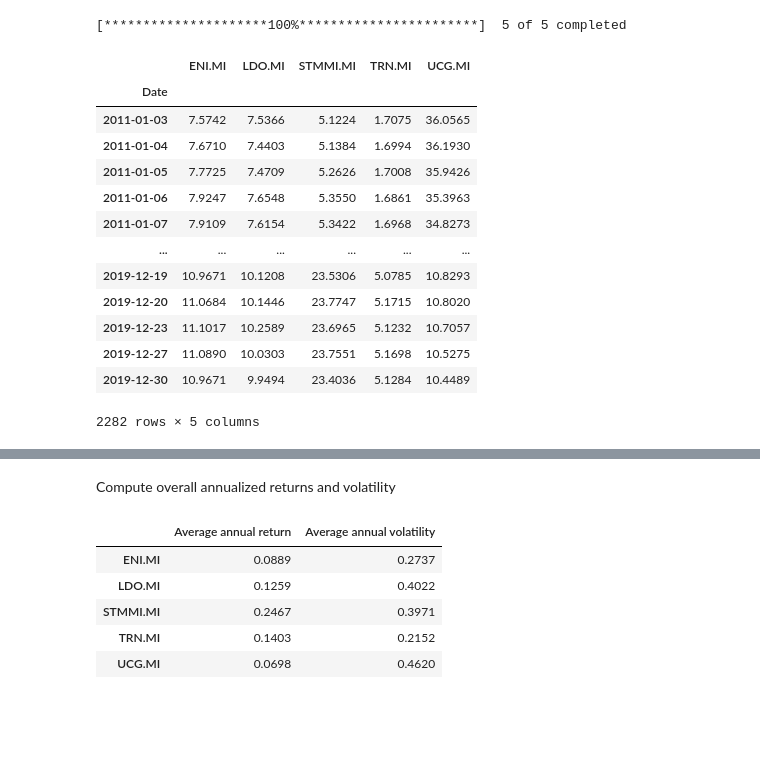
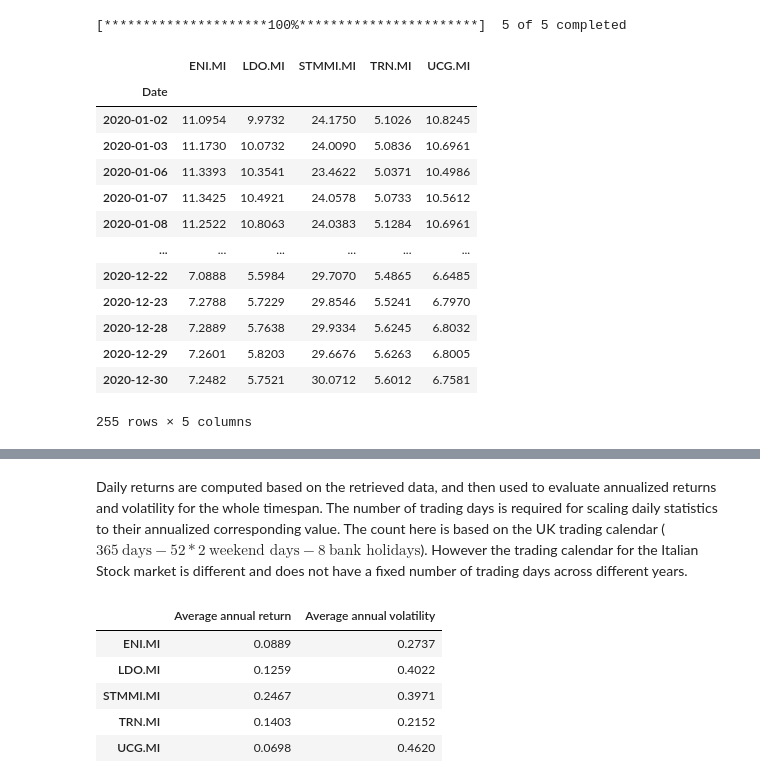
Before and after one commit to FabioNicotra/FabiosPortfolio, a Jupyter notebook: 04_PortfolioSimulation/PortfolioSImulation.ipynb, the cells around one changed output, grey strips where cells are left out. Cells and saved outputs as stored; diff of their text form; code cells hidden in the pictures; blank space fills up the shorter version.

```diff
--- a/04_PortfolioSimulation/PortfolioSImulation.ipynb
+++ b/04_PortfolioSimulation/PortfolioSImulation.ipynb
@@ -25,33 +32,36 @@ Download data
 # %%
 assets = ['STMMI','LDO','TRN','UCG','ENI']
 assets.sort()
+
 # Get yahoo tickers
 yahooticker = [x+'.MI' for x in assets]
 
-# Fetch data for multiple stocks at once
+# Fetch data
 df = yf.download(yahooticker,start='2011-01-01')['Adj Close']
-df[:'2019']
+
+# Visualize pandas dataframe relative to year 2020
+df['2020':'2020']
 # %% [output]
 [*********************100%***********************]  5 of 5 completed
 |  | ENI.MI | LDO.MI | STMMI.MI | TRN.MI | UCG.MI |
 | Date |  |  |  |  |  |
-| 2011-01-03 | 7.5742 | 7.5366 | 5.1224 | 1.7075 | 36.0565 |
-| 2011-01-04 | 7.6710 | 7.4403 | 5.1384 | 1.6994 | 36.1930 |
-| 2011-01-05 | 7.7725 | 7.4709 | 5.2626 | 1.7008 | 35.9426 |
-| 2011-01-06 | 7.9247 | 7.6548 | 5.3550 | 1.6861 | 35.3963 |
-| 2011-01-07 | 7.9109 | 7.6154 | 5.3422 | 1.6968 | 34.8273 |
+| 2020-01-02 | 11.0954 | 9.9732 | 24.1750 | 5.1026 | 10.8245 |
+| 2020-01-03 | 11.1730 | 10.0732 | 24.0090 | 5.0836 | 10.6961 |
+| 2020-01-06 | 11.3393 | 10.3541 | 23.4622 | 5.0371 | 10.4986 |
+| 2020-01-07 | 11.3425 | 10.4921 | 24.0578 | 5.0733 | 10.5612 |
+| 2020-01-08 | 11.2522 | 10.8063 | 24.0383 | 5.1284 | 10.6961 |
 | ... | ... | ... | ... | ... | ... |
-| 2019-12-19 | 10.9671 | 10.1208 | 23.5306 | 5.0785 | 10.8293 |
-| 2019-12-20 | 11.0684 | 10.1446 | 23.7747 | 5.1715 | 10.8020 |
-| 2019-12-23 | 11.1017 | 10.2589 | 23.6965 | 5.1232 | 10.7057 |
-| 2019-12-27 | 11.0890 | 10.0303 | 23.7551 | 5.1698 | 10.5275 |
-| 2019-12-30 | 10.9671 | 9.9494 | 23.4036 | 5.1284 | 10.4489 |
+| 2020-12-22 | 7.0888 | 5.5984 | 29.7070 | 5.4865 | 6.6485 |
+| 2020-12-23 | 7.2788 | 5.7229 | 29.8546 | 5.5241 | 6.7970 |
+| 2020-12-28 | 7.2889 | 5.7638 | 29.9334 | 5.6245 | 6.8032 |
+| 2020-12-29 | 7.2601 | 5.8203 | 29.6676 | 5.6263 | 6.8005 |
+| 2020-12-30 | 7.2482 | 5.7521 | 30.0712 | 5.6012 | 6.7581 |
-2282 rows × 5 columns
+255 rows × 5 columns
 # %%
 # Plot price history
 df.iplot(kind='line')
 # %% [output]
 [interactive output not drawn]
-# %% [markdown]
-Compute overall annualized returns and volatility
+# %% [markdown]
+Daily returns are computed based on the retrieved data, and then used to evaluate annualized returns and volatility for the whole timespan. The number of trading days is required for scaling daily statistics to their annualized corresponding value. The count here is based on the UK trading calendar ($365 \ \text{days} - 52*2 \ \text{weekend days} - 8\  \text{bank holidays}$). However the trading calendar for the Italian Stock market is different and does not have a fixed number of trading days across different years.
 # %%
```
Also changed, not shown: parts of 30 cells of this notebook, 2 other files.
